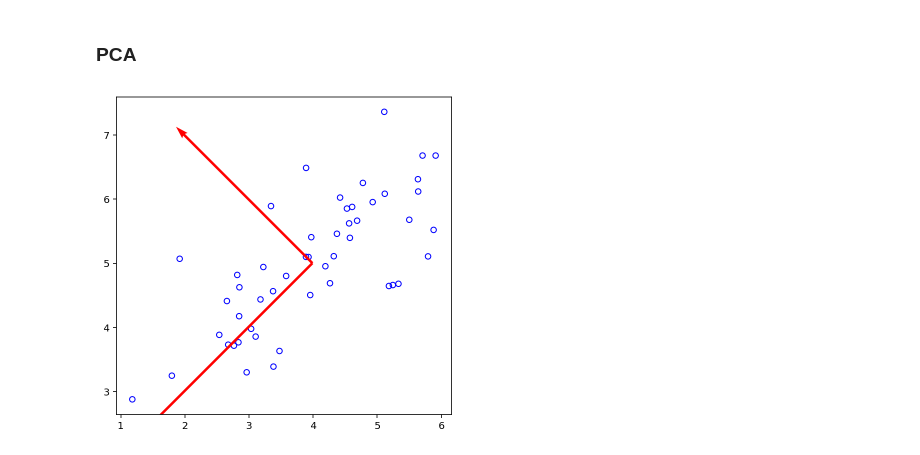
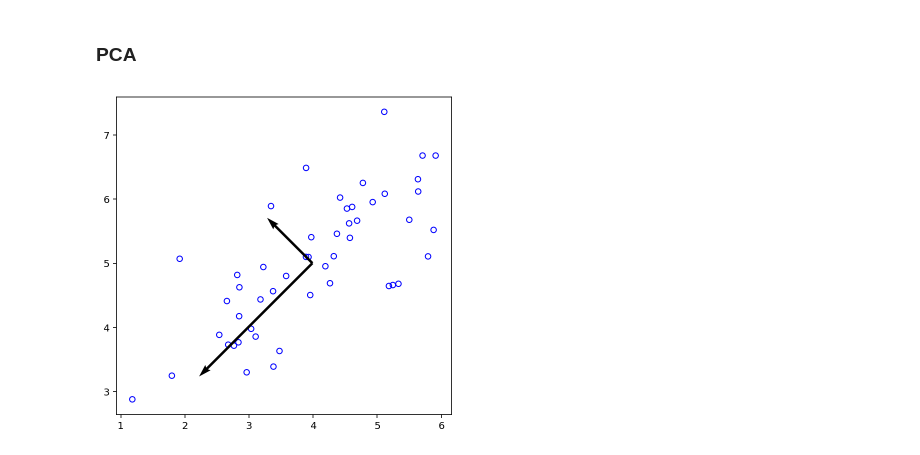
Before and after one commit to anirudh582/machine_learning, a Jupyter notebook: 7.k_means_clustering_and_pca.ipynb, the cells around one changed output. Drawn from its saved outputs; the diff is of its cells as text; code cells hidden in the pictures.

Commit message:
Ex7:k means and pca

```diff
--- a/7.k_means_clustering_and_pca.ipynb
+++ b/7.k_means_clustering_and_pca.ipynb
@@ -82,20 +82,38 @@ _=axes[1].set_title('compressed')
 # %% [markdown]
 ### PCA
 # %%
-data2 = sio.loadmat('data/pca1.mat')
-x=data2['X']
-mu = x.mean(axis=0)
-std = x.std(axis=0)
-x_norm = (x-mu)/std
-cov = 1/x.shape[0] * np.dot(x_norm.T,x_norm)
-u,s,v = np.linalg.svd(cov)
+def feature_normalize(x):
+    mu = x.mean(axis=0)
+    std = x.std(axis=0)
+    x_norm = (x-mu)/std
+    return (x_norm,mu,std)
+
+def pca(x):
+    cov = 1/x.shape[0] * np.dot(x.T,x)
+    u,s,v = np.linalg.svd(cov)
+    return (u,s)
+
+def project(x,u,k):
+    u_red = u[:,:k]
+    z = np.dot(x,u_red)
+    return z
+
+def recover(z,u,k):
+    u_red = u[:,:k]
+    x_rec = np.dot(z,u_red.T)
+    return x_rec
+# %%
+data2 = sio.loadmat('data/pca1.mat')
+x2=data2['X']
+x2_norm,mu,std = feature_normalize(x2)
+u,s = pca(x2_norm)
 # %%
 figure = plt.figure(figsize=(6,6))
-plt.scatter(x[:,0], x[:,1], s=30, edgecolors='b',facecolors='None', linewidth=1)
+plt.scatter(x2[:,0], x2[:,1], s=30, edgecolors='b',facecolors='None', linewidth=1)
 plt.gca().set_aspect('equal')
-plt.quiver(mu[0], mu[1], u[0,0], u[1,0], scale=s[1], color='r')
-plt.quiver(mu[0], mu[1], u[0,1], u[1,1], scale=s[0], color='r');
+plt.quiver(mu[0], mu[1], u[0,0], u[1,0], scale_units='xy', scale = 0.4, color='k')
+plt.quiver(mu[0], mu[1], u[0,1], u[1,1], scale_units='xy', scale = 1, color='k');
 # %% [output]
-[figure, old version]
+[figure, new version]
 # %%
 k=1
```
Also changed, not shown: parts of 13 cells of this notebook, 2 other files.
